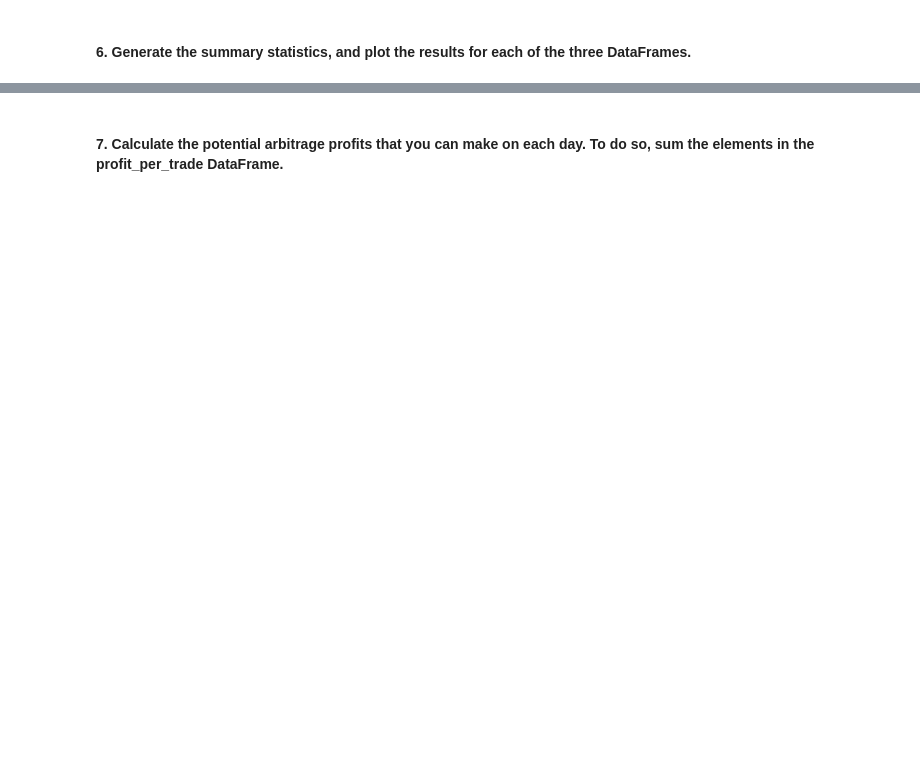
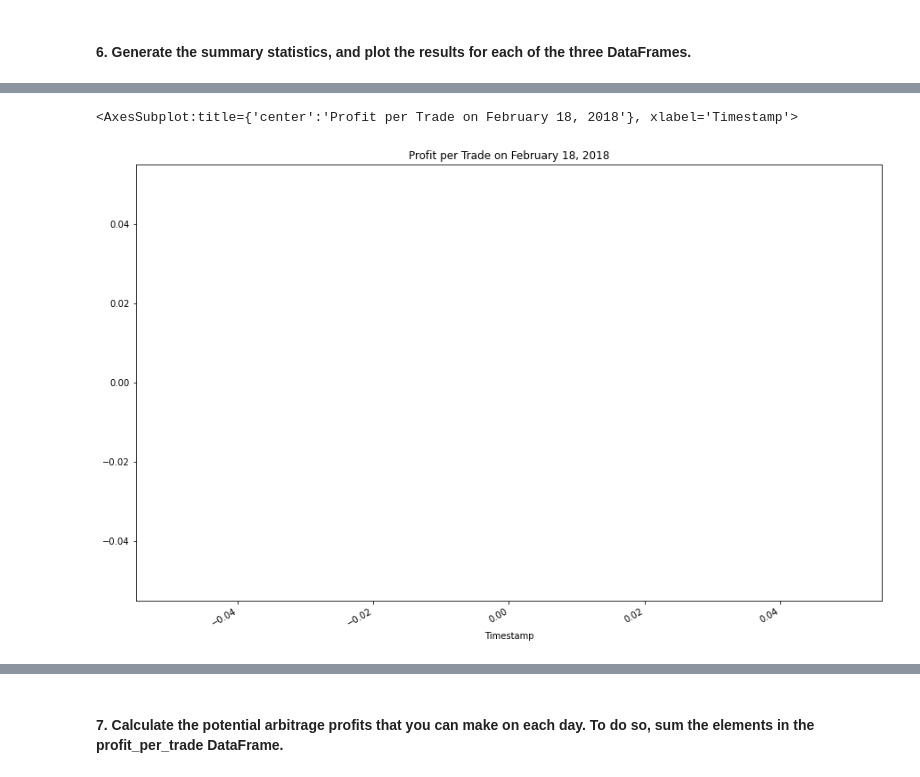
Before and after one commit to drew94591/Crypto_Arbitrage, a Jupyter notebook: crypto_arbitrage.ipynb, the cells around one changed output, grey strips where cells are left out. Drawn from its saved outputs; the diff is of its cells as text; code cells hidden in the pictures; blank space fills up the shorter version.

```diff
--- a/crypto_arbitrage.ipynb
+++ b/crypto_arbitrage.ipynb
@@ -627,0 +705,7 @@ spread_return_early= # YOUR CODE HERE
+# %%
+# For the date middle in the dataset, calculate the spread returns by dividing the instances when the arbitrage spread is positive (> 0)
+# by the price of Bitcoin from the exchange you are buying on (the lower-priced exchange).
+spread_return_middle = arbitrage_spread_middle_greater_than_zero / coinbase_sliced["Close"].loc["2018-02-18"]
+
+# Review the spread return DataFrame
+spread_return_middle.head(10)
@@ -627,0 +725,6 @@ spread_return_early= # YOUR CODE HERE
+# %%
+# Replace the NaNs with 0
+spread_return_middle = spread_return_middle.fillna(0)
+
+#Review the spread after replacing NaNs
+spread_return_middle.head(10)
@@ -636,0 +800,7 @@ profitable_trades_early = # YOUR CODE HERE
+# %%
+# For the date middle in the dataset, determine the number of times your trades with positive returns
+# exceed the 1% minimum threshold (.01) that you need to cover your costs
+profitable_trades_middle = spread_return_middle[spread_return_middle > .01]
+
+# Review the first five profitable trades
+profitable_trades_middle.head(5)
@@ -654,0 +887,10 @@ profit_per_trade_early = # YOUR CODE HERE
+# %%
+# For the date middle in the dataset, calculate the potential profit per trade in dollars
+# Multiply the profitable trades by the cost of the Bitcoin that was purchased
+profit_middle = profitable_trades_middle * coinbase_sliced["Close"].loc["2018-02-18"]
+
+# Drop any missing values from the profit DataFrame
+profit_per_trade_middle = profit_middle.dropna()
+
+# View the middle profit DataFrame
+profit_per_trade_middle.head(10)
@@ -662,0 +945,6 @@ profit_per_trade_early = # YOUR CODE HERE
+# %%
+# Plot the results for the middle profit per trade DataFrame
+profit_per_trade_middle.plot(figsize=(15, 10), title="Profit per Trade on February 18, 2018")
+# %% [output]
+<AxesSubplot:title={'center':'Profit per Trade on February 18, 2018'}, xlabel='Timestamp'>
+[figure, added]
```
Also changed, not shown: parts of 36 cells of this notebook.
